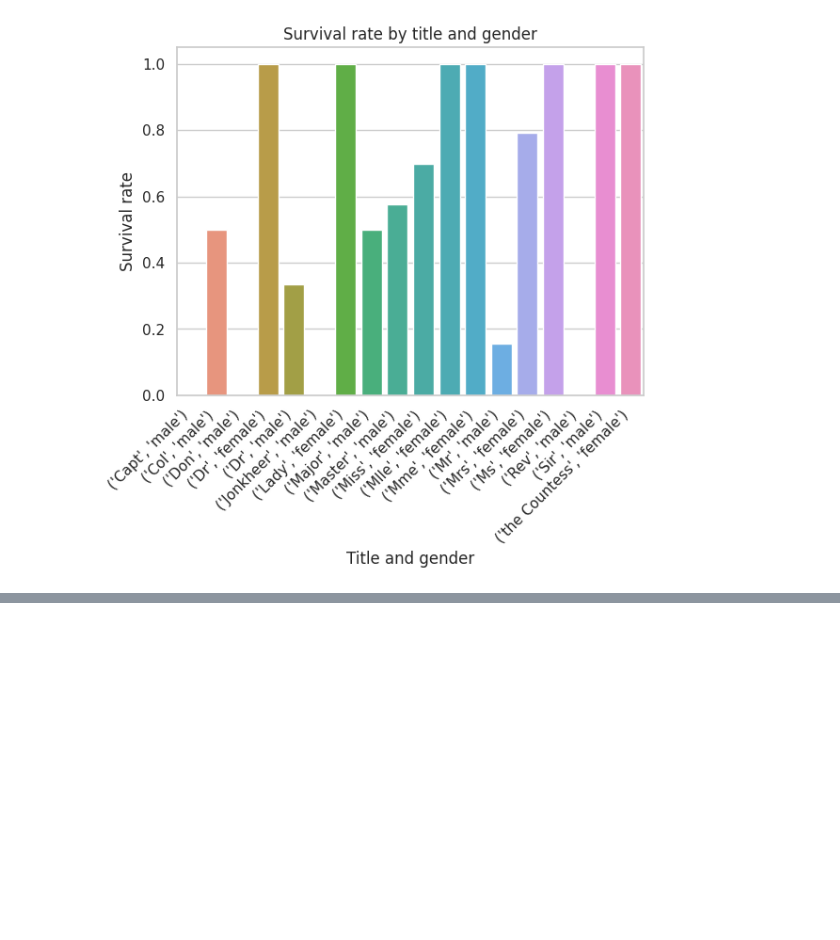
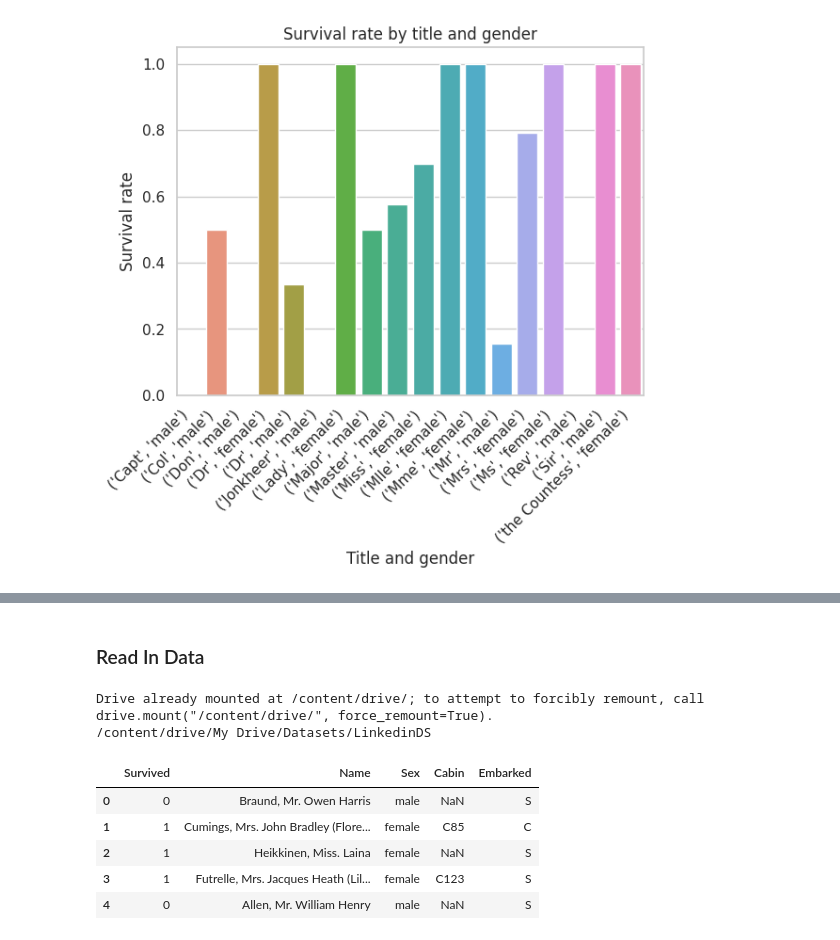
Before and after one commit to ArifAygun/Applied-Machine-Learning-Feature-Engineering, a Jupyter notebook: AA_AML_Feature_Engineering.ipynb, the cells around one changed output, grey strips where cells are left out. Saved outputs shown, nothing was run; the diff lists cells and outputs as text; code cells hidden in the pictures; blank space fills up the shorter version.

```diff
--- a/AA_AML_Feature_Engineering.ipynb
+++ b/AA_AML_Feature_Engineering.ipynb
@@ -626,0 +648,27 @@ plt.show()
+# %% [markdown]
+### Read In Data
+# %%
+# Read in our data
+import matplotlib.pyplot as plt
+import seaborn as sns
+%matplotlib inline
+import numpy as np
+import pandas as pd
+
+from google.colab import drive
+drive.mount('/content/drive/')
+
+%cd /content/drive/My Drive/Datasets/LinkedinDS/
+
+titanic = pd.read_csv("titanic.csv",
+                      usecols=['Survived', 'Name', 'Sex', 'Cabin', 'Embarked'])
+titanic.head()
+# %% [output]
+Drive already mounted at /content/drive/; to attempt to forcibly remount, call drive.mount("/content/drive/", force_remount=True).
+/content/drive/My Drive/Datasets/LinkedinDS
+|  | Survived | Name | Sex | Cabin | Embarked |
+| 0 | 0 | Braund, Mr. Owen Harris | male | NaN | S |
+| 1 | 1 | Cumings, Mrs. John Bradley (Flore... | female | C85 | C |
+| 2 | 1 | Heikkinen, Miss. Laina | female | NaN | S |
+| 3 | 1 | Futrelle, Mrs. Jacques Heath (Lil... | female | C123 | S |
+| 4 | 0 | Allen, Mr. William Henry | male | NaN | S |
```
Also changed, not shown: parts of 8 cells of this notebook.
